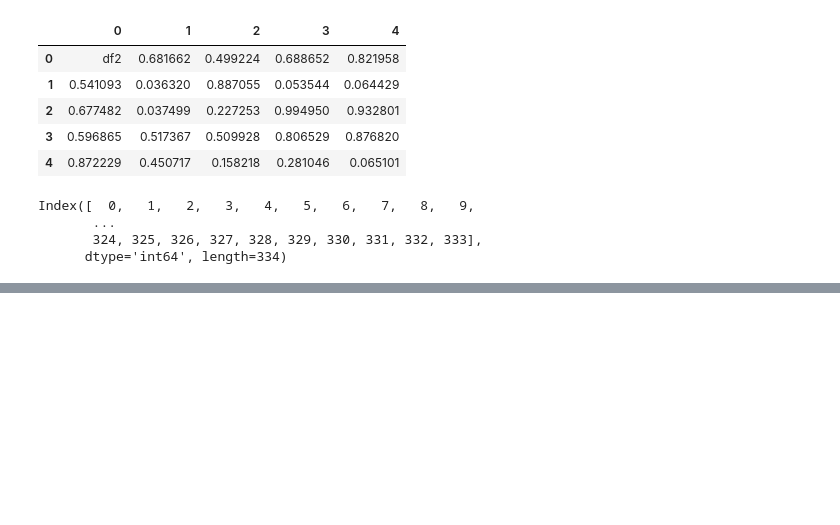
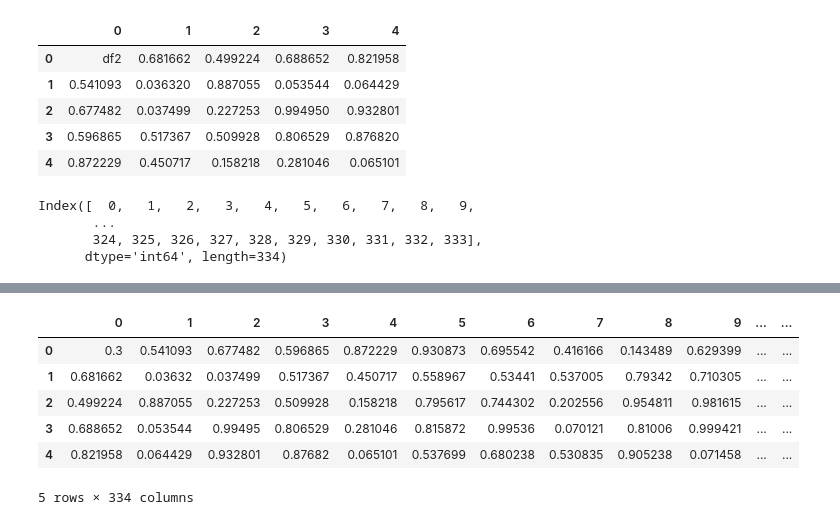
Before and after one commit to simakhter1109/python-journey, a Jupyter notebook: 05-Pandas/Pandas.ipynb, the cells around one changed output, grey strips where cells are left out. Saved outputs shown, nothing was run; the diff lists cells and outputs as text; code cells hidden in the pictures; blank space fills up the shorter version.

```diff
--- a/05-Pandas/Pandas.ipynb
+++ b/05-Pandas/Pandas.ipynb
@@ -233,0 +255,2 @@ Index([  0,   1,   2,   3,   4,   5,   6,   7,   8,   9,
+# %%
+df3[0][0] = 0.3
@@ -233,0 +273,10 @@ Index([  0,   1,   2,   3,   4,   5,   6,   7,   8,   9,
+# %%
+df3.T
+# %% [output]
+|  | 0 | 1 | 2 | 3 | 4 | 5 | 6 | 7 | 8 | 9 | ... | ... |
+| 0 | 0.3 | 0.541093 | 0.677482 | 0.596865 | 0.872229 | 0.930873 | 0.695542 | 0.416166 | 0.143489 | 0.629399 | ... | ... |
+| 1 | 0.681662 | 0.03632 | 0.037499 | 0.517367 | 0.450717 | 0.558967 | 0.53441 | 0.537005 | 0.79342 | 0.710305 | ... | ... |
+| 2 | 0.499224 | 0.887055 | 0.227253 | 0.509928 | 0.158218 | 0.795617 | 0.744302 | 0.202556 | 0.954811 | 0.981615 | ... | ... |
+| 3 | 0.688652 | 0.053544 | 0.99495 | 0.806529 | 0.281046 | 0.815872 | 0.99536 | 0.070121 | 0.81006 | 0.999421 | ... | ... |
+| 4 | 0.821958 | 0.064429 | 0.932801 | 0.87682 | 0.065101 | 0.537699 | 0.680238 | 0.530835 | 0.905238 | 0.071458 | ... | ... |
+5 rows × 334 columns
```
Also changed, not shown: parts of 4 cells of this notebook.
